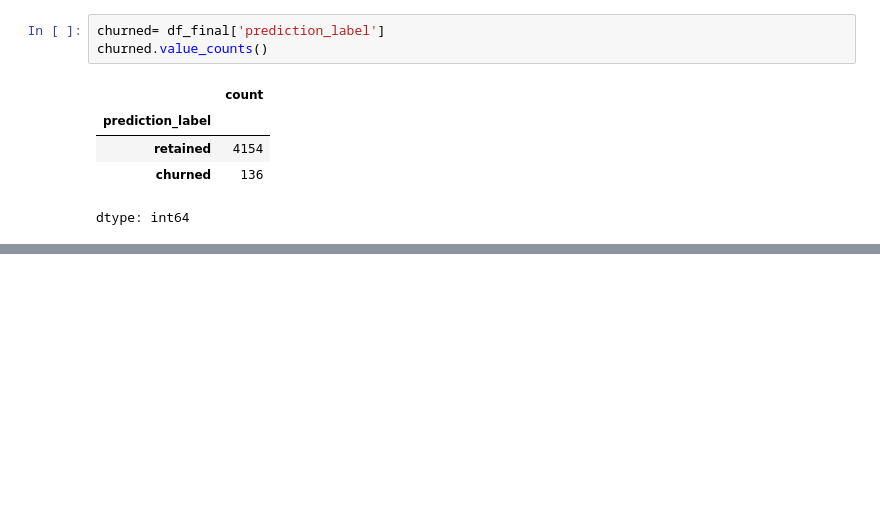
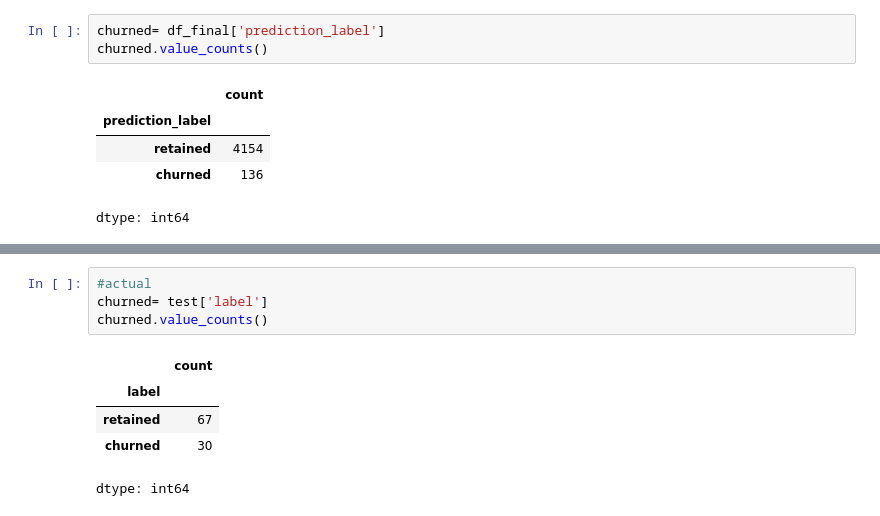
Before and after one commit to Hareg2024/User-churn, a Jupyter notebook: waze.ipynb, the cells around one changed output, grey strips where cells are left out. Saved outputs shown, nothing was run; the diff lists cells and outputs as text; blank space fills up the shorter version.

```diff
--- a/waze.ipynb
+++ b/waze.ipynb
@@ -274,0 +290,10 @@ dtype: int64
+# %%
+#actual
+churned= test['label']
+churned.value_counts()
+# %% [output]
+|  | count |
+| label |  |
+| retained | 67 |
+| churned | 30 |
+dtype: int64
```
Also changed, not shown: parts of 3 cells of this notebook.
